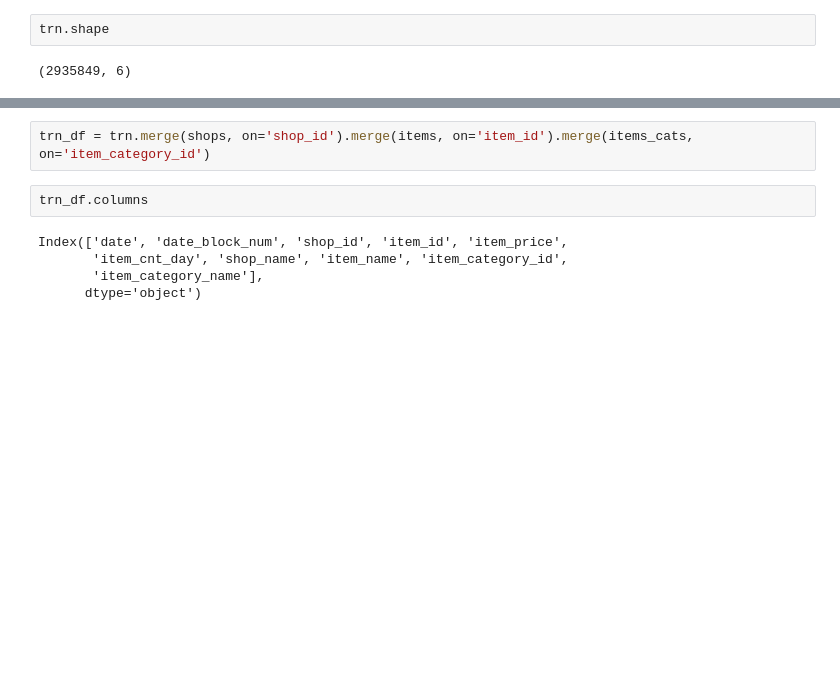
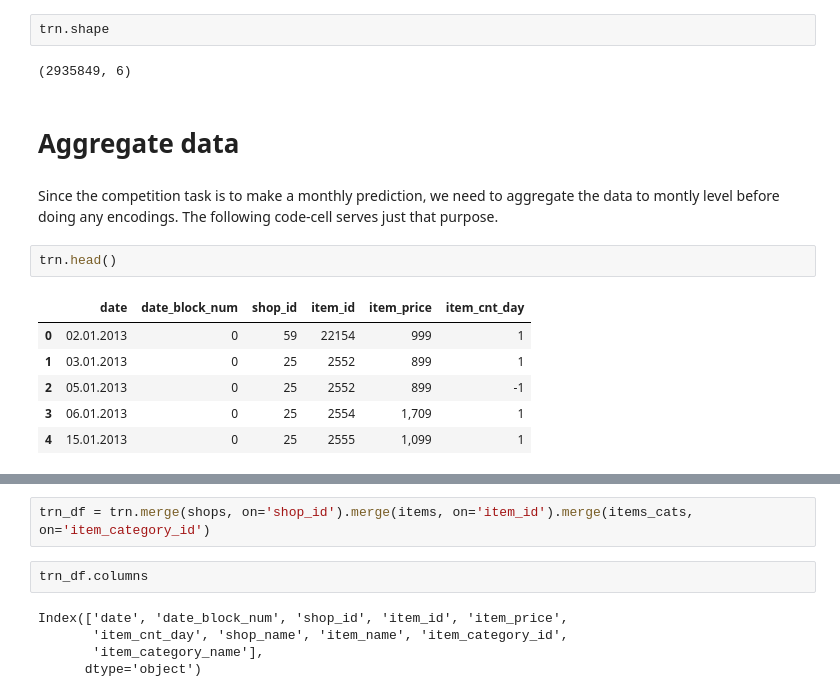
Before and after one commit to waficf/Kaggle_Competitions, a Jupyter notebook: Grocery.ipynb, the cells around one changed output, grey strips where cells are left out. Cells and saved outputs as stored; diff of their text form; blank space fills up the shorter version.

```diff
--- a/Grocery.ipynb
+++ b/Grocery.ipynb
@@ -46,3 +48,16 @@ dtype: object
 trn.shape
 # %% [output]
 (2935849, 6)
+# %% [markdown]
+# Aggregate data
+# %% [markdown]
+Since the competition task is to make a monthly prediction, we need to aggregate the data to montly level before doing any encodings. The following code-cell serves just that purpose.
+# %%
+trn.head()
+# %% [output]
+|  | date | date_block_num | shop_id | item_id | item_price | item_cnt_day |
+| 0 | 02.01.2013 | 0 | 59 | 22154 | 999 | 1 |
+| 1 | 03.01.2013 | 0 | 25 | 2552 | 899 | 1 |
+| 2 | 05.01.2013 | 0 | 25 | 2552 | 899 | -1 |
+| 3 | 06.01.2013 | 0 | 25 | 2554 | 1,709 | 1 |
+| 4 | 15.01.2013 | 0 | 25 | 2555 | 1,099 | 1 |
```
Also changed, not shown: parts of 9 cells of this notebook.
